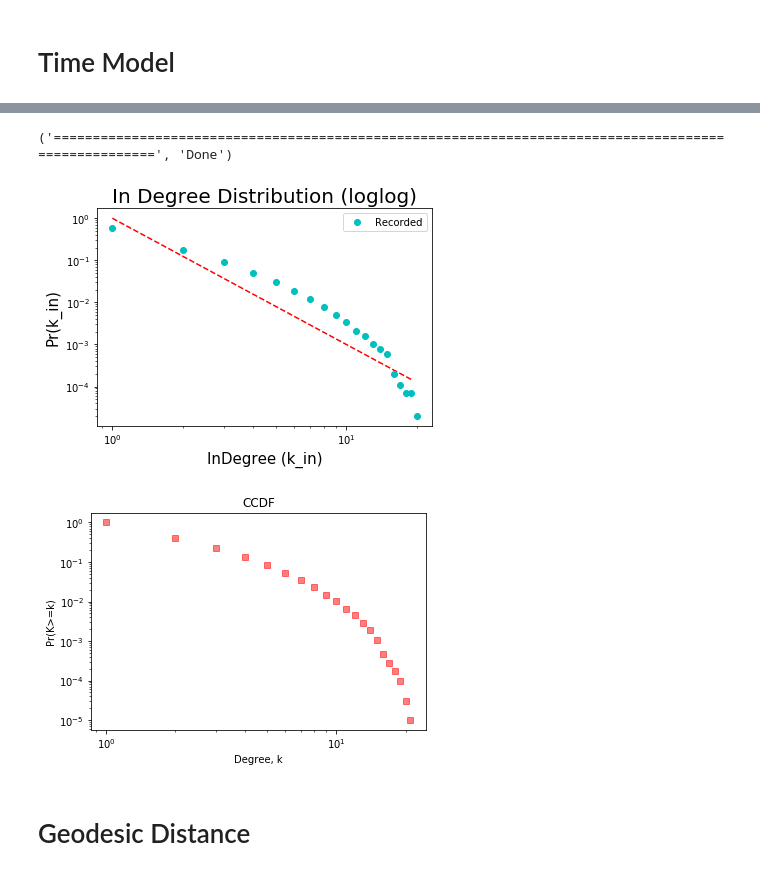
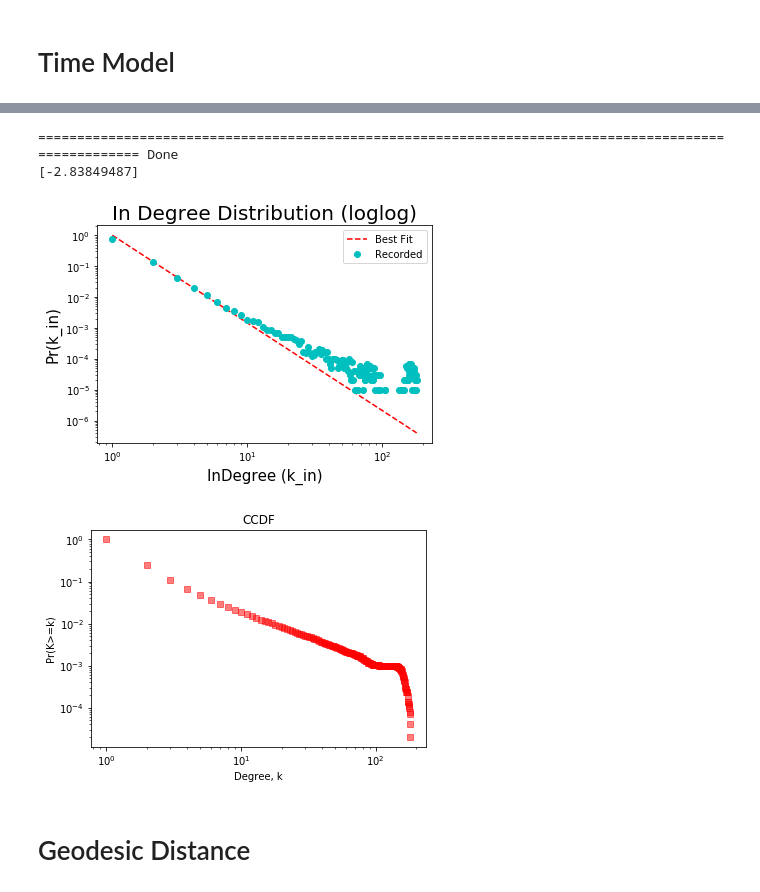
Before and after one commit to thomasy314/Preferential-Attachment, a Jupyter notebook: Pref_Attach.ipynb, the cells around one changed output, grey strips where cells are left out. Saved outputs shown, nothing was run; the diff lists cells and outputs as text; code cells hidden in the pictures.

```diff
--- a/Pref_Attach.ipynb
+++ b/Pref_Attach.ipynb
@@ -305,21 +305,14 @@ def time_model(size):
 
     for i in range(len(G), size):
         nodes = G.nodes()
-        nodes_len = len(nodes)
         nodes_sum = sum(nodes)
 
-        # randomly select node
-        sel_node_prob = np.random.random()
-        lower_bound = 0
-        sel_node = -1
+        inverse_prob = [ nodes_sum/float(x+1) for x in nodes ]
+        prob_sum = sum(inverse_prob)
+        # Normalize
+        prob = [ float(x)/prob_sum for x in inverse_prob]
 
-        for x in nodes:
-            bucket_size = (nodes_len-x)/float(nodes_sum+i)
-            upper_bound = lower_bound + bucket_size
-            if sel_node_prob < upper_bound and sel_node_prob >= lower_bound:
-                sel_node = x
-            lower_bound = upper_bound
-
+        sel_node = np.random.choice(G.nodes(), p=prob)
         G.add_edge(i, sel_node)
 
     return G
@@ -345,9 +337,10 @@ print("Correlation: ", r_value)
 # %%
-plotDegsStat(time_model, [1000], 100, alpha=-3, max_x=20)
+plotDegsStat(time_model, [1000], 100)
 # %% [output]
-('=====================================================================================================', 'Done')
+===================================================================================================== Done
+[-2.83849487]
-[figure, old version]
+[figure, new version]
-[figure, old version]
+[figure, new version]
 # %% [markdown]
 # Geodesic Distance
 # %%
```
Also changed, not shown: parts of 1 cell of this notebook.
